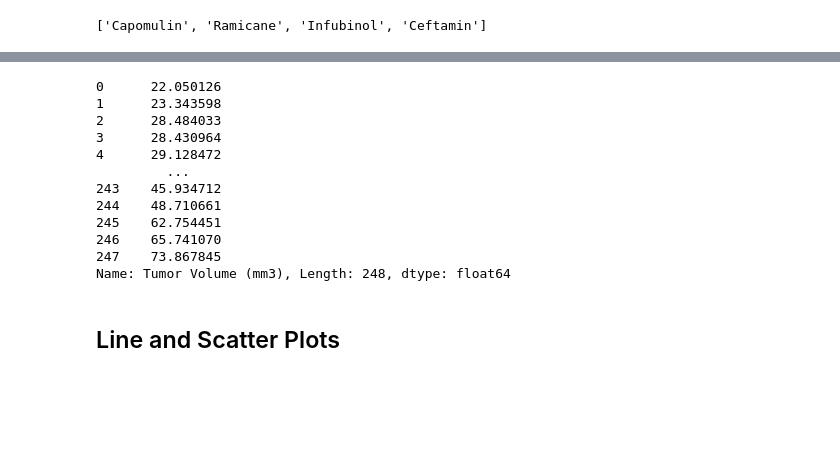
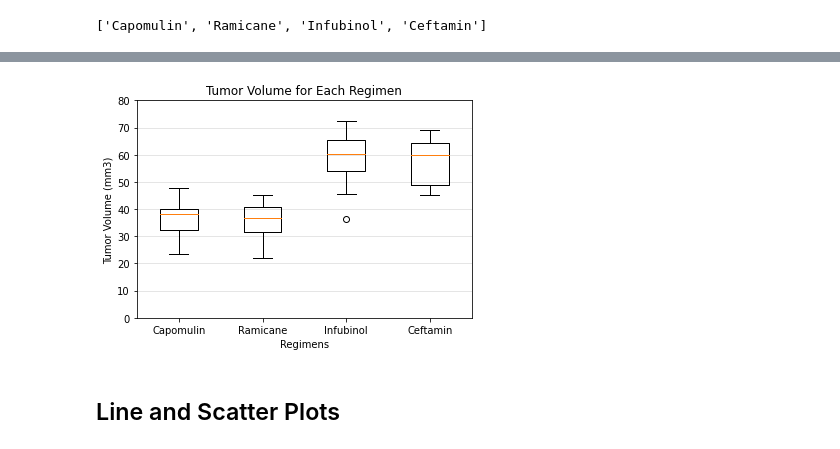
Before and after one commit to klharp/Matplotlib, a Jupyter notebook: pymaceuticals.ipynb, the cells around one changed output, grey strips where cells are left out. Saved outputs shown, nothing was run; the diff lists cells and outputs as text; code cells hidden in the pictures; blank space fills up the shorter version.

Commit message:
box plot almost done, still need to outlier identifier

```diff
--- a/pymaceuticals.ipynb
+++ b/pymaceuticals.ipynb
@@ -278,7 +278,7 @@ regimens
 ['Capomulin', 'Ramicane', 'Infubinol', 'Ceftamin']
 # %%
 # Create empty list to fill with tumor vol data (for plotting)
-tumor_volume = []
+regimen_values = []
 # %%
 # Calculate the IQR and quantitatively determine if there are any potential outliers.
 
@@ -287,7 +287,8 @@ for drug in regimens:
     rows_df = merged_max_timepoint.loc[merged_max_timepoint["Drug Regimen"] == drug]
 
     # Add subset. Using the empty list, find the tumor volume for each regimen.
-    tumor_volume = merged_max_timepoint["Tumor Volume (mm3)"]
+    tumor_volume = rows_df["Tumor Volume (mm3)"]
+    regimen_values.append(tumor_volume)
 
     # Determine outliers using upper and lower bounds using quartiles
     # Sample at 5.3 Real-World Visualization with Matplotlib, see notes.
@@ -295,11 +296,13 @@ for drug in regimens:
     lowerq = quartiles[0.25]
     upperq = quartiles[0.75]
     iqr = upperq - lowerq
-    print(f"The interquartile range of Tumor Volume for {regimens [0]} is: {iqr}")
+    print(f"The interquartile range of Tumor Volume for {drug} is: {iqr}")
+    # print(f"The lower quartile of Tumor Volume for {drug} is {lowerq}")
+    # print(f"The upper quartile of Tumor Volume for {drug} is: {upperq}")
+    # print(f"The median of Tumor Volume for {drug} is: {quartiles[0.5]}")
 
-
-    #print(f"The lower quartile of Tumor Volume is {lowerq}")
-    #print(f"The upper quartile of Tumor Volume is: {upperq}")
-   # print(f"The interquartile range of total Tumor Volume is: {iqr}")
-    #print(f"The median of Tumor Volume is: {quartiles[0.5]}")
+    lower_bound = lowerq - (1.5 * iqr)
+    upper_bound = upperq + (1.5 * iqr)
+    print(f"The values below {lower_bound} could be outlier for {drug}")
+    print(f"The values above {upper_bound} could be outlier for {drug}")
 # %% [output]
@@ -330,15 +320,0 @@ rows_df
-# %%
-tumor_volume
-# %% [output]
-0      22.050126
-1      23.343598
-2      28.484033
-3      28.430964
-4      29.128472
-         ...
-243    45.934712
-244    48.710661
-245    62.754451
-246    65.741070
-247    73.867845
-Name: Tumor Volume (mm3), Length: 248, dtype: float64
@@ -347,3 +321,20 @@ Name: Tumor Volume (mm3), Length: 248, dtype: float64
+# %%
+# Generate a box plot of the final tumor volume of each mouse across four regimens of interest
+# https://stackoverflow.com/questions/43573056/matplotlib-subplot-boxplot-hiding-some-axis-labels
+
+xfig1, ax1 = plt.subplots()
+ax1.yaxis.grid(True, linestyle="-", which="major", color="gray", alpha=0.25)
+ax1.set_title("Tumor Volume for Each Regimen")
+ax1.set_ylabel("Tumor Volume (mm3)")
+ax1.set_xticklabels(regimens)
+ax1.set_ylim(0,80)
+
+ax1.set_xlabel("Regimens")
+ax1.boxplot(regimen_values)
+
+plt.show()
+# %% [output]
+[figure, added]
 # %% [markdown]
 ## Line and Scatter Plots
 # %%
```
Also changed, not shown: parts of 3 cells of this notebook.
